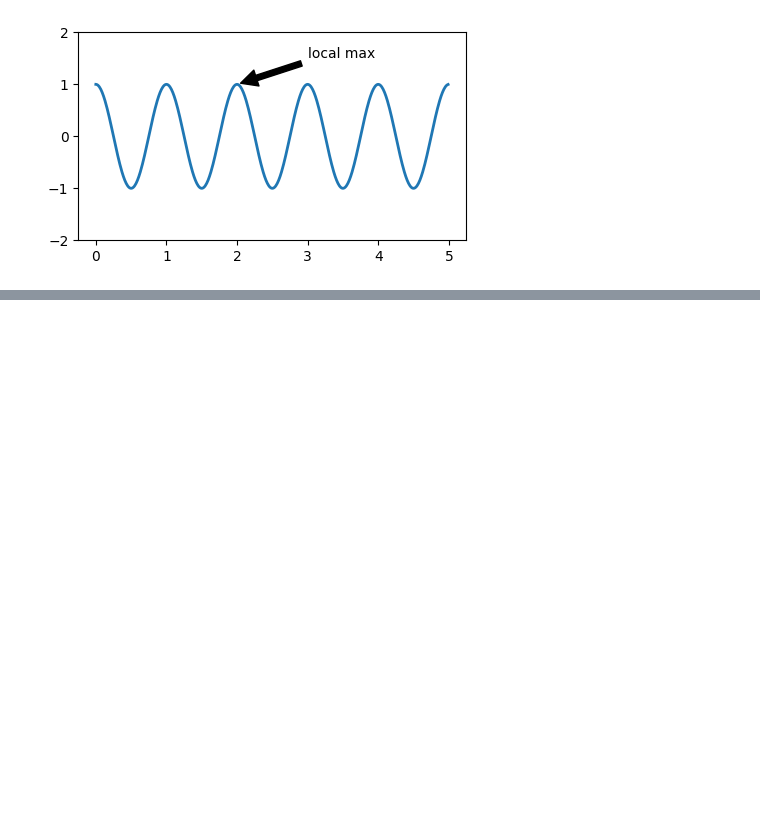
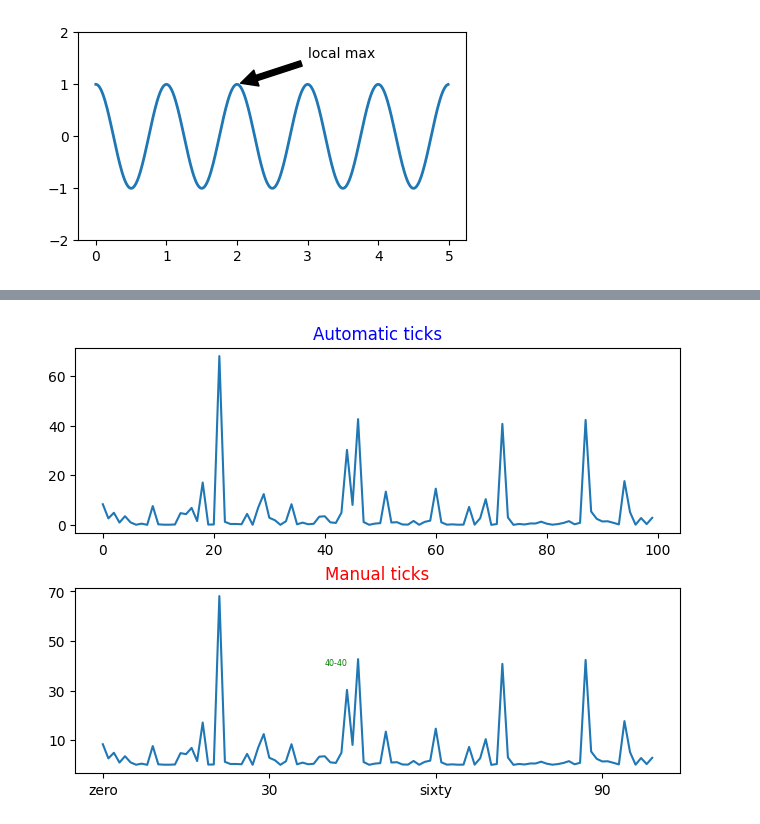
Before and after one commit to gilberto-ribeiro/python-projects, a Jupyter notebook: matplotlib_notebook.ipynb, the cells around one changed output, grey strips where cells are left out. Drawn from its saved outputs; the diff is of its cells as text; code cells hidden in the pictures; blank space fills up the shorter version.

```diff
--- a/matplotlib_notebook.ipynb
+++ b/matplotlib_notebook.ipynb
@@ -120,0 +132,15 @@ ax.legend()
+# %%
+fig, axs = plt.subplots(2, 1, layout='constrained')
+
+axs[0].plot(xdata, data)
+axs[0].set_title('Automatic ticks', color='blue')
+
+axs[1].plot(xdata, data)
+axs[1].set_xticks(np.arange(0, 100, 30), ['zero', '30', 'sixty', '90'])
+axs[1].set_yticks([10, 30, 50, 70])
+axs[1].set_title('Manual ticks', color='red')
+axs[1].text(40, 40, '40-40', size='xx-small', c='green')
+
+plt.show()
+# %% [output]
+[figure, added]
```
Also changed, not shown: parts of 6 cells of this notebook.
